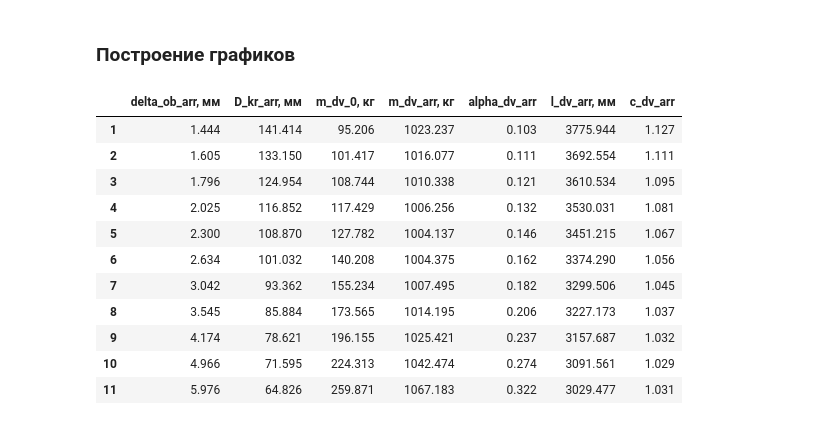
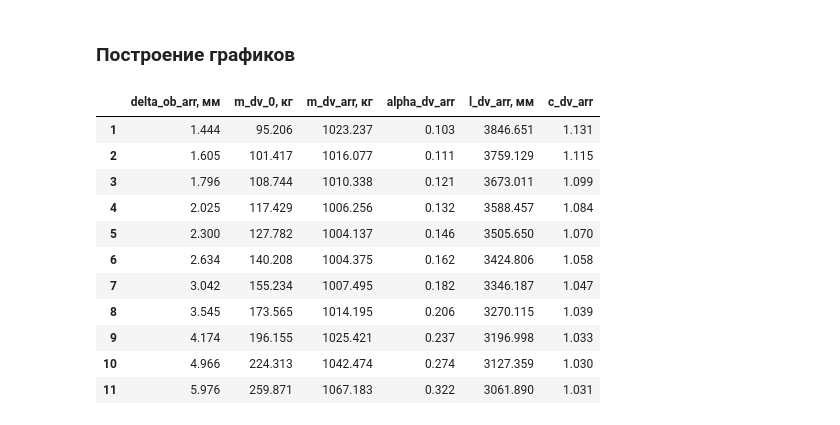
Before and after one commit to GarDeH/BRISO, a Jupyter notebook: DZ/DZ_BRISO.ipynb, the cells around one changed output. Saved outputs shown, nothing was run; the diff lists cells and outputs as text; code cells hidden in the pictures.

```diff
--- a/DZ/DZ_BRISO.ipynb
+++ b/DZ/DZ_BRISO.ipynb
@@ -637,7 +636,7 @@ d = D_n / 2
 
 D_vh = D_n / 2
 D_vih = D_a_arr
-D_kr = D_kr_arr
+D_kr = D_a_arr / np.sqrt(v_a_fit)
 tetta_1 = np.radians(30)
 tetta_2 = np.radians(15)
 l_kr = D_kr / 2
@@ -694,52 +693,53 @@ ro_p_arr = np.array([ro_p * 1e-9]*11)
 ro_vks_arr = np.array([ro_vks * 1e-9]*11)
 ro_ps_arr = np.array([ro_ps * 1e-9]*11)
 ro_cil = np.array([ro_kor_arr, ro_zks_arr])
 ro_dn_1 = np.array([ro_kor_arr, ro_p_arr])
 ro_dn_2 = np.array([ro_kor_arr, ro_p_arr])
 ro_st = np.array([ro_kor_arr, ro_vks_arr])
 ro_kon_1 = np.array([ro_kor_arr, ro_ps_arr])
 ro_kon_2 = np.array([ro_kor_arr, ro_ps_arr])
 ro = np.array([ro_cil, ro_dn_1, ro_dn_2, ro_st, ro_kon_1, ro_kon_2])
 V = np.array([V_cil, V_dn_1, V_dn_2, V_st, V_kon_1, V_kon_2])
-m_dv_i = ro * V
-m_dv_zer = [[0] for i in range(len(ro_kor_arr))]
+m_dv_i = ro * V #true
+m_dv_zer = [[0] for i in range(len(V))]
+
 for i in range(len(V)):
     m_dv_zer[i] = m_dv_i[i][0] + m_dv_i[i][1]
 m_dv_0 = sum(m_dv_zer)
 
 m_dv_arr = m_dv_0 + omega_arr
 alpha_dv_arr = m_dv_0 / omega_arr
-l_dv_arr = b + b * np.sqrt(1 - (D_vh / D_n)**2) + l_ob_arr + (D_vh - D_kr) / \
-    (2 * np.tan(tetta_1)) + (D_a_arr - D_kr) / (2 * np.tan(tetta_2))
+l_dv_arr = b + l_ob_arr + b * np.sqrt(1 - (D_vh / D_n)**2) + (D_vh - D_kr) / \
+    (2 * np.tan(tetta_1)) + D_kr / 2 + (D_a_arr - D_kr) / (2 * np.tan(tetta_2))
 
 # определение критерия
-c_dv_arr = np.sqrt(m_dv_arr / min(m_dv_arr) * l_dv_arr / min(l_dv_arr))
+c_dv_arr = np.sqrt((m_dv_arr * l_dv_arr) / (min(m_dv_arr) * min(l_dv_arr)))
 c_dv_opt = min(c_dv_arr)
 m_dv_opt = m_dv_arr[c_dv_opt == c_dv_arr]
 l_dv_opt = l_dv_arr[c_dv_opt == c_dv_arr]
 p_nom_opt = p_nom_arr[c_dv_opt == c_dv_arr]
 
-data_3 = [np.round(delta_ob_arr, 3), np.round(D_kr_arr, 3), np.round(m_dv_0, 3), np.round(
+data_3 = [np.round(delta_ob_arr, 3), np.round(m_dv_0, 3), np.round(
     m_dv_arr, 3), np.round(alpha_dv_arr, 3), np.round(l_dv_arr, 3), np.round(c_dv_arr, 3)]
-data_3_show = pd.DataFrame(data_3, index=["delta_ob_arr, мм", "D_kr_arr, мм", "m_dv_0, кг", "m_dv_arr, кг",
+data_3_show = pd.DataFrame(data_3, index=["delta_ob_arr, мм", "m_dv_0, кг", "m_dv_arr, кг",
                                           "alpha_dv_arr", "l_dv_arr, мм", "c_dv_arr"], columns=[i for i in range(1, len(e_d_fit)+1)]).T
 # pd.set_option('display.float_format', '{:.5}'.format)
 display(data_3_show)
 
 # data_3_show.to_excel('data_3.xlsx')
 # %% [output]
-|  | delta_ob_arr, мм | D_kr_arr, мм | m_dv_0, кг | m_dv_arr, кг | alpha_dv_arr | l_dv_arr, мм | c_dv_arr |
-| 1 | 1.444 | 141.414 | 95.206 | 1023.237 | 0.103 | 3775.944 | 1.127 |
-| 2 | 1.605 | 133.150 | 101.417 | 1016.077 | 0.111 | 3692.554 | 1.111 |
-| 3 | 1.796 | 124.954 | 108.744 | 1010.338 | 0.121 | 3610.534 | 1.095 |
-| 4 | 2.025 | 116.852 | 117.429 | 1006.256 | 0.132 | 3530.031 | 1.081 |
-| 5 | 2.300 | 108.870 | 127.782 | 1004.137 | 0.146 | 3451.215 | 1.067 |
-| 6 | 2.634 | 101.032 | 140.208 | 1004.375 | 0.162 | 3374.290 | 1.056 |
-| 7 | 3.042 | 93.362 | 155.234 | 1007.495 | 0.182 | 3299.506 | 1.045 |
-| 8 | 3.545 | 85.884 | 173.565 | 1014.195 | 0.206 | 3227.173 | 1.037 |
-| 9 | 4.174 | 78.621 | 196.155 | 1025.421 | 0.237 | 3157.687 | 1.032 |
-| 10 | 4.966 | 71.595 | 224.313 | 1042.474 | 0.274 | 3091.561 | 1.029 |
-| 11 | 5.976 | 64.826 | 259.871 | 1067.183 | 0.322 | 3029.477 | 1.031 |
+|  | delta_ob_arr, мм | m_dv_0, кг | m_dv_arr, кг | alpha_dv_arr | l_dv_arr, мм | c_dv_arr |
+| 1 | 1.444 | 95.206 | 1023.237 | 0.103 | 3846.651 | 1.131 |
+| 2 | 1.605 | 101.417 | 1016.077 | 0.111 | 3759.129 | 1.115 |
+| 3 | 1.796 | 108.744 | 1010.338 | 0.121 | 3673.011 | 1.099 |
+| 4 | 2.025 | 117.429 | 1006.256 | 0.132 | 3588.457 | 1.084 |
+| 5 | 2.300 | 127.782 | 1004.137 | 0.146 | 3505.650 | 1.070 |
+| 6 | 2.634 | 140.208 | 1004.375 | 0.162 | 3424.806 | 1.058 |
+| 7 | 3.042 | 155.234 | 1007.495 | 0.182 | 3346.187 | 1.047 |
+| 8 | 3.545 | 173.565 | 1014.195 | 0.206 | 3270.115 | 1.039 |
+| 9 | 4.174 | 196.155 | 1025.421 | 0.237 | 3196.998 | 1.033 |
+| 10 | 4.966 | 224.313 | 1042.474 | 0.274 | 3127.359 | 1.030 |
+| 11 | 5.976 | 259.871 | 1067.183 | 0.322 | 3061.890 | 1.031 |
 # %%
 fig = plt.figure(figsize=(8, 8))
 fig.patch.set_facecolor('white')
```
Also changed, not shown: parts of 2 cells of this notebook, 14 other files.
